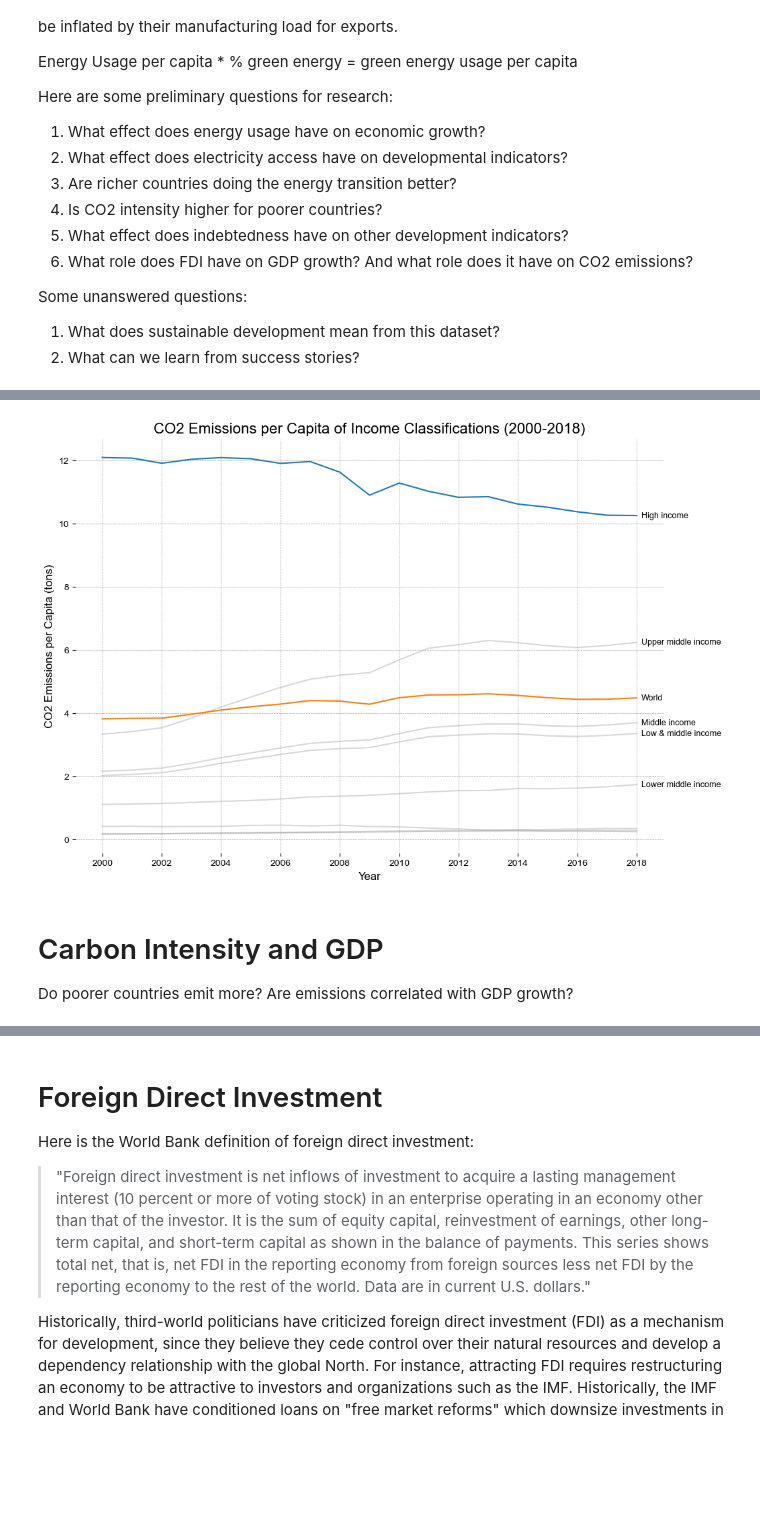
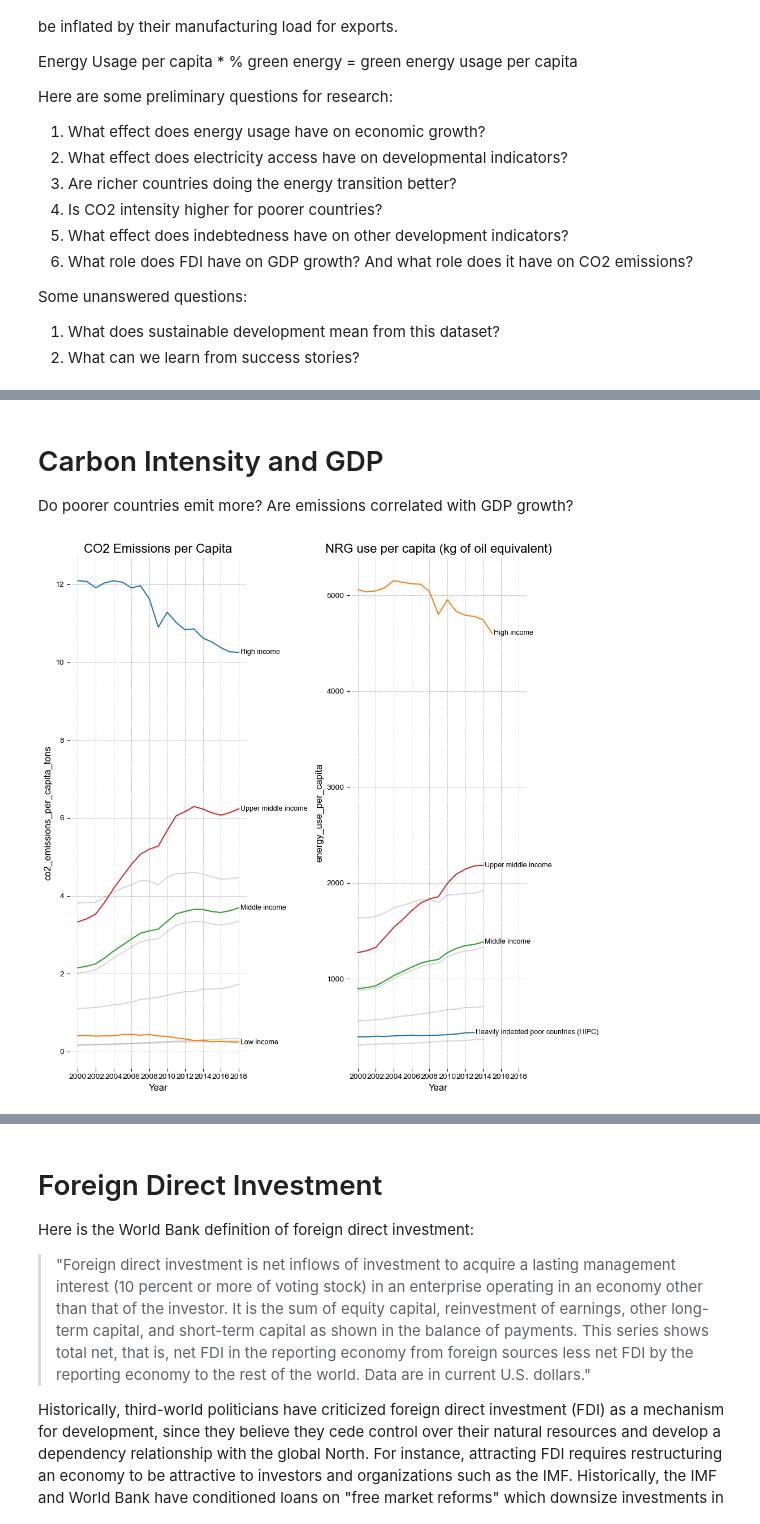
Before and after one commit to ruizhuu/development-emissions, a Jupyter notebook: main.ipynb, the cells around one changed output, grey strips where cells are left out. Drawn from its saved outputs; the diff is of its cells as text; code cells hidden in the pictures; blank space fills up the shorter version.

Commit message:
Graphed CO2 intensity per 1M GDP, CO2 emissions per capita, energy use per capita,  and GDP on time series line plots.

```diff
--- a/main.ipynb
+++ b/main.ipynb
@@ -151,42 +116,4 @@ large_df[["year", "co2_emissions_per_capita_tons"]]
-# %%
-# Line graph of CO2 emissions per capita between all UN classifications of countries
-indicators = ['co2_emissions_per_capita_tons', 'year']
-
-fig, ax = plt.subplots(figsize=(10, 8))
-offset = pd.Timedelta(days=60)
-
-for country in income:
-    temp = large_df[large_df['country_name'] == country]
-    ax.plot(
-        temp['year'],
-        temp['co2_emissions_per_capita_tons'],
-        color = 'gray' if country not in ["High income", "World"] else None,
-        alpha = 0.3 if country not in ["High income", "World"] else 1.0,
-    )
-
-    last_valid = temp['co2_emissions_per_capita_tons'].last_valid_index()
-    if last_valid is not None:
-        if country not in ["Least developed countries: UN classification", "Low income", 'Heavily indebted poor countries (HIPC)']:
-            x = temp['year'].loc[last_valid] + offset
-            y = temp['co2_emissions_per_capita_tons'].loc[last_valid]
-            ax.text(x, y, s=country, fontsize=9, va='center', ha='left', family='Arial')
-
-for label in ax.get_xticklabels() + ax.get_yticklabels():
-    label.set_fontfamily('Arial')
-
-for spine in ax.spines.values():
-    spine.set_visible(False)
-
-ax.grid(True, which='both', axis='both', linestyle='--', linewidth=0.5, color='gray', alpha=0.7)
-ax.set_axisbelow(True)
-fig.subplots_adjust(right = 1)
-ax.set_xlabel("Year", fontsize=12, family='Arial')
-ax.set_ylabel('CO2 Emissions per Capita (tons)', fontsize=12, family='Arial')
-ax.set_title("CO2 Emissions per Capita of Income Classifications (2000-2018)", fontsize=16, family='Arial')
-plt.show()
-# %% [output]
-[figure, removed]
-# %% [markdown]
-# Carbon Intensity and GDP
-
-Do poorer countries emit more? Are emissions correlated with GDP growth?
+# %% [markdown]
+# Carbon Intensity and GDP
+
+Do poorer countries emit more? Are emissions correlated with GDP growth?
@@ -192,0 +168,34 @@ Do poorer countries emit more? Are emissions correlated with GDP growth?
+# %%
+# Let's make some lists of the groupings we want to compare across
+
+all_regions = ['Africa Eastern and Southern', 'Africa Western and Central',
+       'Arab World', 'Central Europe and the Baltics',
+       'Caribbean small states',
+       'East Asia & Pacific (excluding high income)', 'East Asia & Pacific',
+       'Europe & Central Asia (excluding high income)',
+       'Europe & Central Asia', 'European Union', 'High income',
+       'Latin America & Caribbean (excluding high income)', 'Latin America & Caribbean',
+       'Middle East & North Africa', 'Middle East & North Africa (excluding high income)',
+       'North America', 'Other small states', 'Pacific island small states',
+       'South Asia', 'Sub-Saharan Africa (excluding high income)', 'Sub-Saharan Africa',
+       'Small states', 'World']
+
+all_income = ['Heavily indebted poor countries (HIPC)', 'High income',
+       'Least developed countries: UN classification', 'Low income',
+       'Lower middle income', 'Low & middle income',
+       'Middle income', 'Upper middle income', 'World']
+
+high_and_low = ["High income", "World", "Low income"]
+high_low_middle = ["High income", 'Middle income', "Upper middle income", "Low income"]
+high_low_middle_world = ["High income", 'Middle income', "Upper middle income", "World", "Low income"]
+# %%
+fig, (ax1, ax2) = plt.subplots(1, 2, figsize = (10, 10), sharex=True)
+
+lineGraph("co2_emissions_per_capita_tons", all_income, high_low_middle, "CO2 Emissions per Capita", ax=ax1)
+lineGraph("energy_use_per_capita", all_income, ['High income', 'Upper middle income', 'Middle income',
+                                    'Heavily indebted poor countries (HIPC)'], "NRG use per capita (kg of oil equivalent)", ax=ax2)
+
+plt.tight_layout()
+plt.show()
+# %% [output]
+[figure, added]
```
Also changed, not shown: parts of 7 cells of this notebook.
